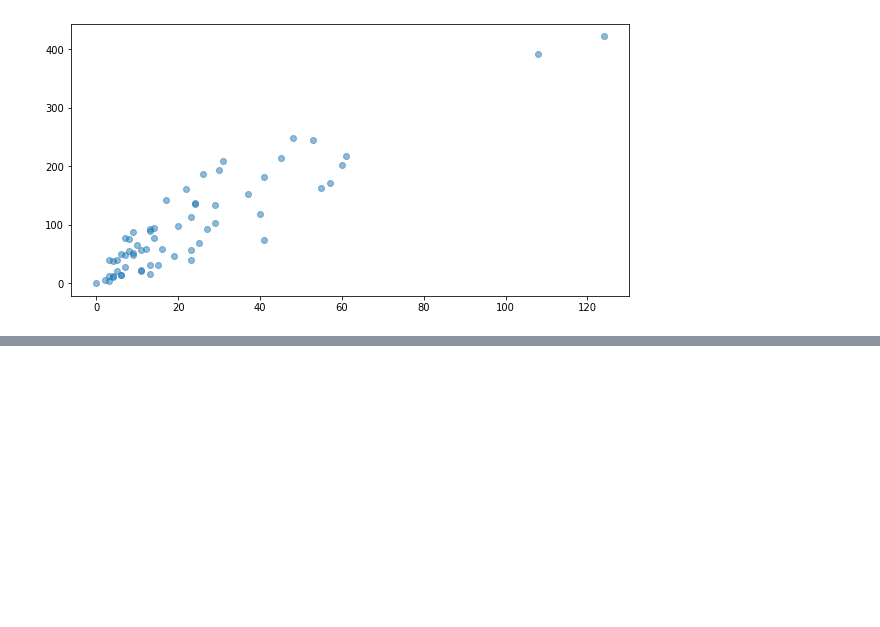
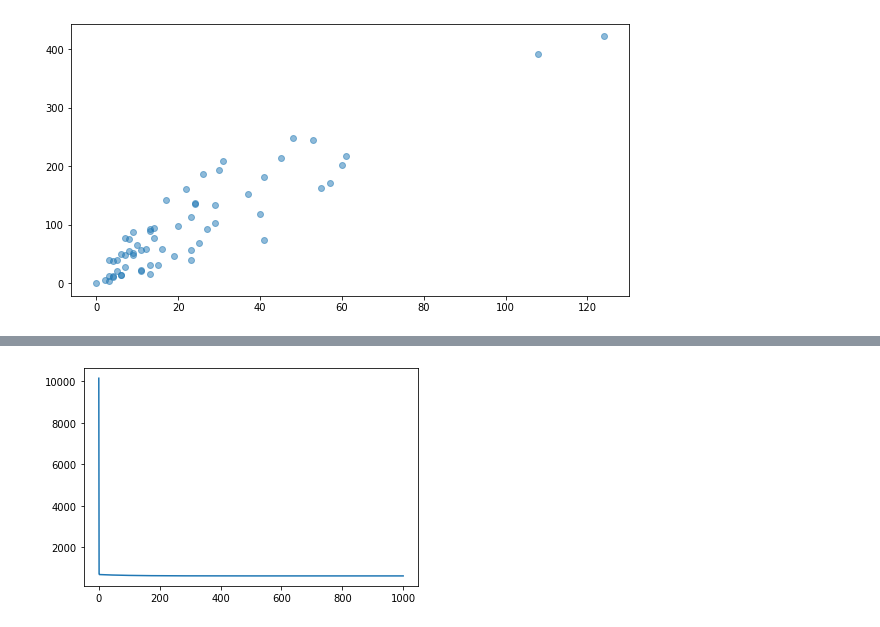
Before and after one commit to YeonKang/Python-for-Machine-Learning, a Jupyter notebook: Lec3_2_Linear_Regression_with_gradient_descent.ipynb, the cells around one changed output, grey strips where cells are left out. Cells and saved outputs as stored; diff of their text form; code cells hidden in the pictures; blank space fills up the shorter version.

```diff
--- a/Lec3_2_Linear_Regression_with_gradient_descent.ipynb
+++ b/Lec3_2_Linear_Regression_with_gradient_descent.ipynb
@@ -44,0 +83,5 @@ plt.plot(raw_X,y, 'o', alpha=0.5)
+# %%
+def hypothesis_function(X, theta):
+    return X.dot(theta)
+
+h = hypothesis_function(X,w)
@@ -44,0 +169,4 @@ plt.plot(raw_X,y, 'o', alpha=0.5)
+# %%
+plt.plot(range(len(cost_list)), cost_list);
+# %% [output]
+[figure, added]
```
Also changed, not shown: parts of 19 cells of this notebook.
